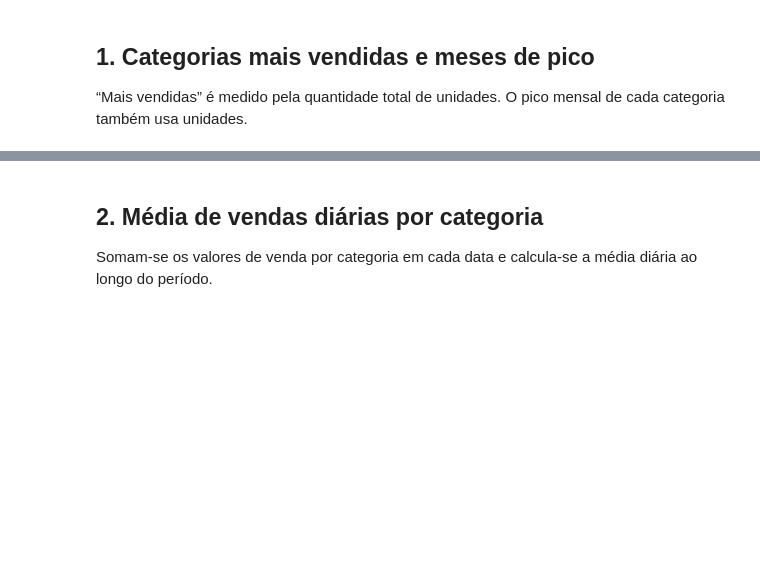
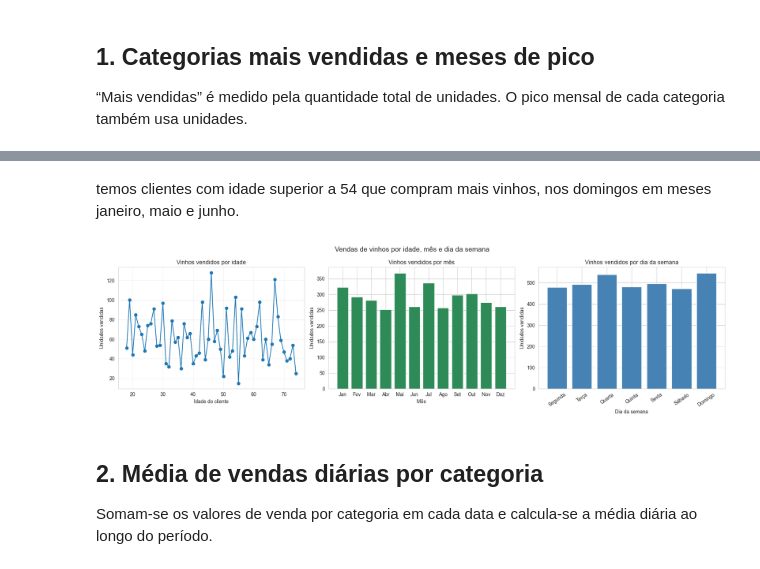
Before and after one commit to fabiojangelni/projeto_analise_exploratoria, a Jupyter notebook: analise_exploratoria_vendas_projeto.ipynb, the cells around one changed output, grey strips where cells are left out. Saved outputs shown, nothing was run; the diff lists cells and outputs as text; code cells hidden in the pictures; blank space fills up the shorter version.

Commit message:
estudo de casos de vinhos e correlacao idade e meses do ano

```diff
--- a/analise_exploratoria_vendas_projeto.ipynb
+++ b/analise_exploratoria_vendas_projeto.ipynb
@@ -52,3 +223,75 @@ print(f"Conclusão: {cat_total.index[0]} liderou com {cat_total.iloc[0]:,} unida
+# %% [markdown]
+temos clientes com idade superior a 54 que compram mais vinhos, nos domingos em meses janeiro, maio e junho.
+# %%
+import pandas as pd
+import matplotlib.pyplot as plt
+
+# Carregar os dados e preparar as colunas
+df = pd.read_csv("vendas_supermercado_com_cliente.csv", encoding="utf-8-sig")
+df["Data"] = pd.to_datetime(df["Data"])
+
+# Filtrar somente as vendas de vinhos
+vinhos = df[
+    df["Produto"].str.strip().str.casefold() == "vinhos"
+].copy()
+
+# Criar colunas de mês e dia da semana
+nomes_meses = {
+    1: "Jan", 2: "Fev", 3: "Mar", 4: "Abr",
+    5: "Mai", 6: "Jun", 7: "Jul", 8: "Ago",
+    9: "Set", 10: "Out", 11: "Nov", 12: "Dez"
+}
+
+nomes_dias = {
+    0: "Segunda", 1: "Terça", 2: "Quarta", 3: "Quinta",
+    4: "Sexta", 5: "Sábado", 6: "Domingo"
+}
+
+vinhos["Mês"] = vinhos["Data"].dt.month.map(nomes_meses)
+vinhos["Dia da semana"] = vinhos["Data"].dt.dayofweek.map(nomes_dias)
+
+# Somar a quantidade de vinhos vendida por idade, mês e dia da semana
+vendas_por_idade = vinhos.groupby("Idade")["Quantidade"].sum().sort_index()
+
+ordem_meses = list(nomes_meses.values())
+vendas_por_mes = (
+    vinhos.groupby("Mês")["Quantidade"]
+    .sum()
+    .reindex(ordem_meses, fill_value=0)
+)
+
+ordem_dias = list(nomes_dias.values())
+vendas_por_dia = (
+    vinhos.groupby("Dia da semana")["Quantidade"]
+    .sum()
+    .reindex(ordem_dias, fill_value=0)
+)
+
+# Criar os três gráficos
+fig, axes = plt.subplots(1, 3, figsize=(18, 5))
+
+axes[0].plot(vendas_por_idade.index, vendas_por_idade.values, marker="o")
+axes[0].set_title("Vinhos vendidos por idade")
+axes[0].set_xlabel("Idade do cliente")
+axes[0].set_ylabel("Unidades vendidas")
+axes[0].grid(True, alpha=0.3)
+
+axes[1].bar(vendas_por_mes.index, vendas_por_mes.values, color="seagreen")
+axes[1].set_title("Vinhos vendidos por mês")
+axes[1].set_xlabel("Mês")
+axes[1].set_ylabel("Unidades vendidas")
+
+axes[2].bar(vendas_por_dia.index, vendas_por_dia.values, color="steelblue")
+axes[2].set_title("Vinhos vendidos por dia da semana")
+axes[2].set_xlabel("Dia da semana")
+axes[2].set_ylabel("Unidades vendidas")
+axes[2].tick_params(axis="x", rotation=35)
+
+fig.suptitle("Vendas de vinhos por idade, mês e dia da semana", fontsize=14)
+plt.tight_layout()
+plt.show()
+# %% [output]
+[figure, added]
 # %% [markdown]
 ## 2. Média de vendas diárias por categoria
 
```
Also changed, not shown: parts of 19 cells of this notebook.
